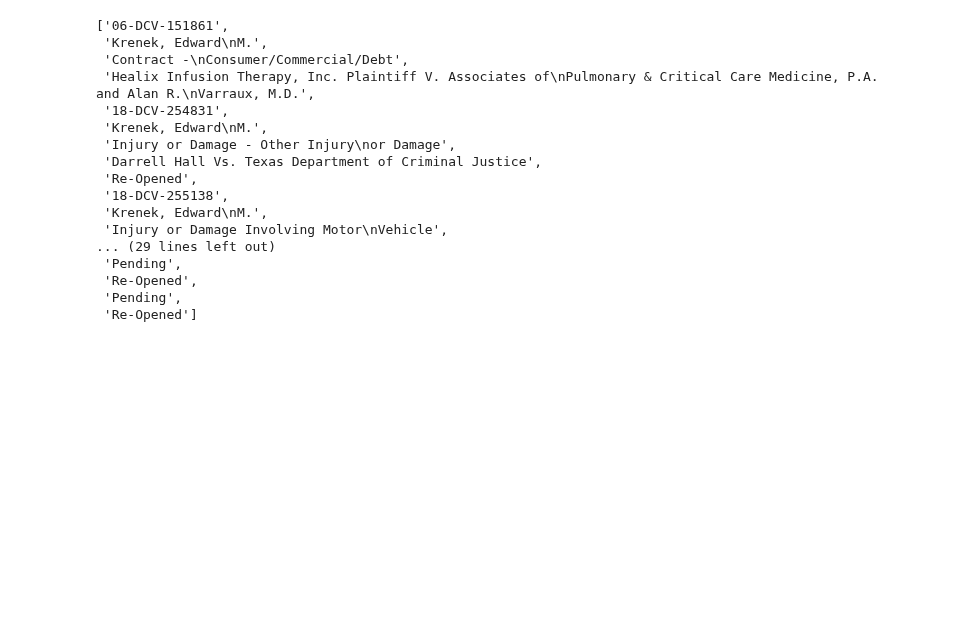
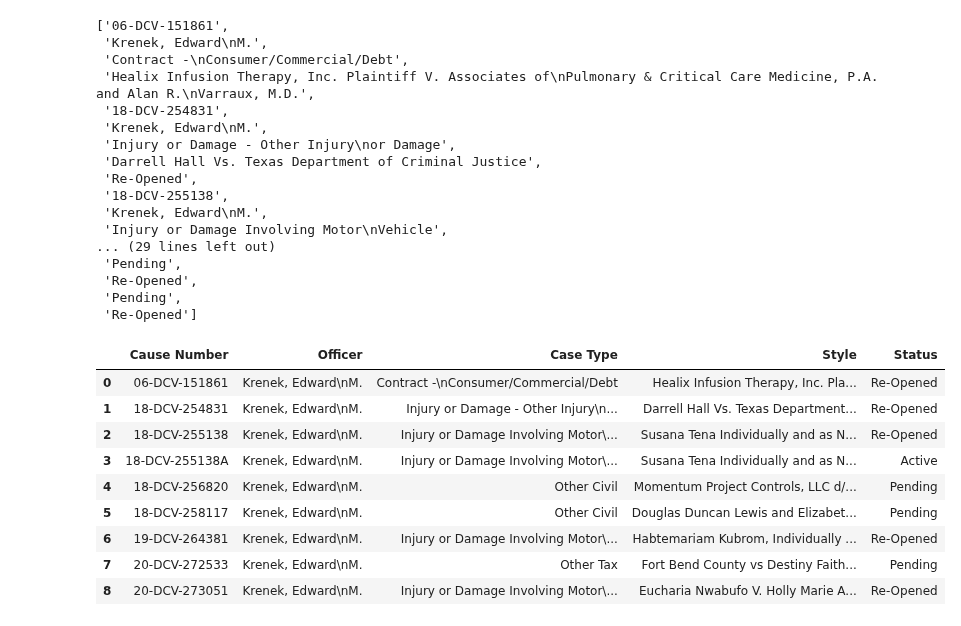
Before and after one commit to District-Court-293rd/293rd_pending_cases, a Jupyter notebook: archive/jsmith_400_civil.ipynb, the cells around one changed output. Cells and saved outputs as stored; diff of their text form; code cells hidden in the pictures; blank space fills up the shorter version.

```diff
--- a/archive/jsmith_400_civil.ipynb
+++ b/archive/jsmith_400_civil.ipynb
@@ -114,0 +211,13 @@ statuses = []
+# %%
+page_df
+# %% [output]
+|  | Cause Number | Officer | Case Type | Style | Status |
+| 0 | 06-DCV-151861 | Krenek, Edward\nM. | Contract -\nConsumer/Commercial/Debt | Healix Infusion Therapy, Inc. Pla... | Re-Opened |
+| 1 | 18-DCV-254831 | Krenek, Edward\nM. | Injury or Damage - Other Injury\n... | Darrell Hall Vs. Texas Department... | Re-Opened |
+| 2 | 18-DCV-255138 | Krenek, Edward\nM. | Injury or Damage Involving Motor\... | Susana Tena Individually and as N... | Re-Opened |
+| 3 | 18-DCV-255138A | Krenek, Edward\nM. | Injury or Damage Involving Motor\... | Susana Tena Individually and as N... | Active |
+| 4 | 18-DCV-256820 | Krenek, Edward\nM. | Other Civil | Momentum Project Controls, LLC d/... | Pending |
+| 5 | 18-DCV-258117 | Krenek, Edward\nM. | Other Civil | Douglas Duncan Lewis and Elizabet... | Pending |
+| 6 | 19-DCV-264381 | Krenek, Edward\nM. | Injury or Damage Involving Motor\... | Habtemariam Kubrom, Individually ... | Re-Opened |
+| 7 | 20-DCV-272533 | Krenek, Edward\nM. | Other Tax | Fort Bend County vs Destiny Faith... | Pending |
+| 8 | 20-DCV-273051 | Krenek, Edward\nM. | Injury or Damage Involving Motor\... | Eucharia Nwabufo V. Holly Marie A... | Re-Opened |
```
Also changed, not shown: parts of 7 cells of this notebook.
